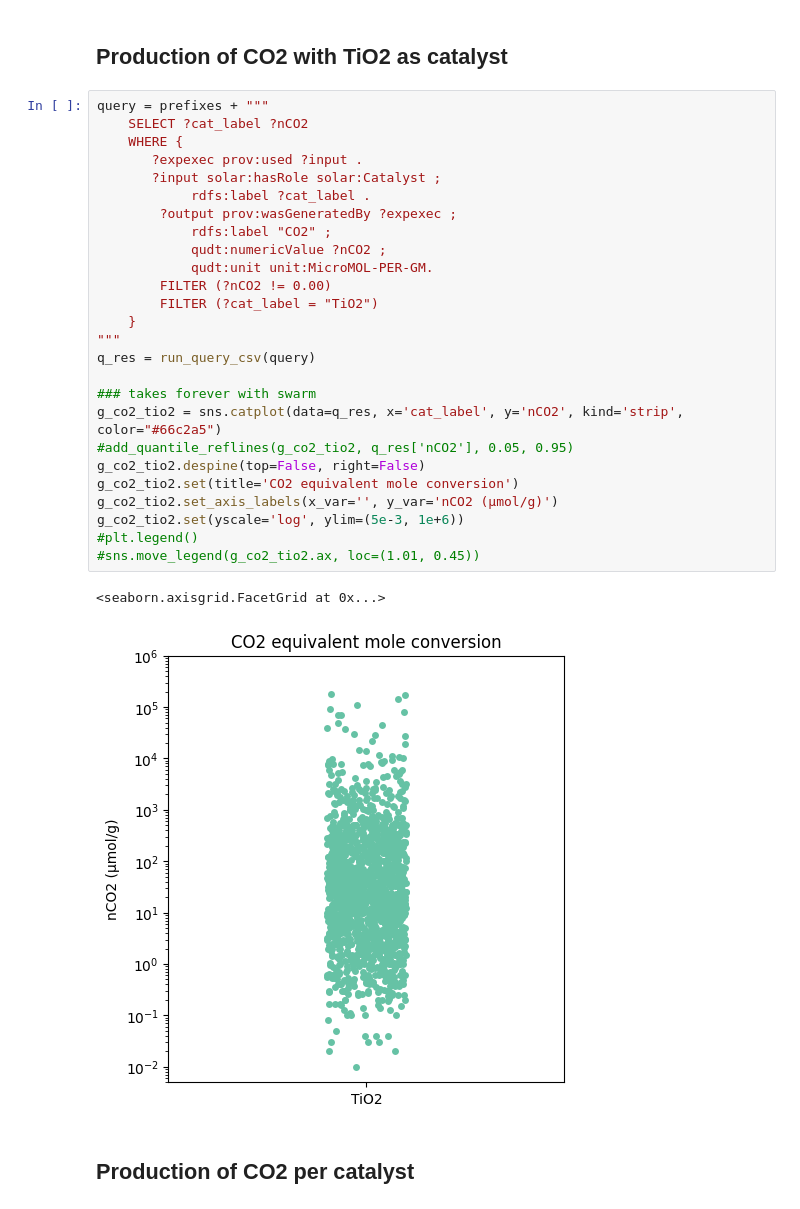
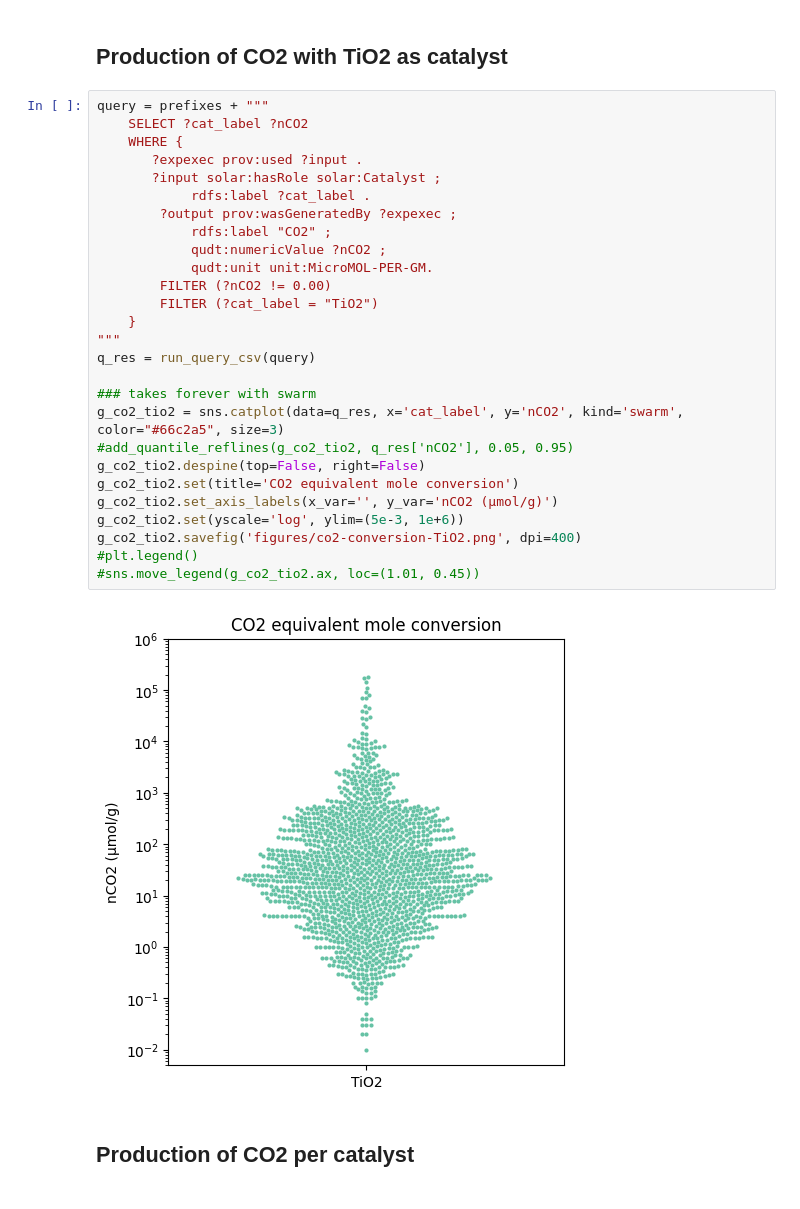
Before and after one commit to SolarChem/solarchem-kg, a Jupyter notebook: notebooks/queries-and-figures.ipynb, the cells around one changed output. Saved outputs shown, nothing was run; the diff lists cells and outputs as text.

Commit message:
adding swarm and violinplot for selectivity

```diff
--- a/notebooks/queries-and-figures.ipynb
+++ b/notebooks/queries-and-figures.ipynb
@@ -92,32 +87,32 @@ g_year.savefig('figures/papers-years.png', dpi=400)
 # %%
 query = prefixes + """
     SELECT ?cat_label ?nCO2
     WHERE {
        ?expexec prov:used ?input .
        ?input solar:hasRole solar:Catalyst ;
             rdfs:label ?cat_label .
         ?output prov:wasGeneratedBy ?expexec ;
             rdfs:label "CO2" ;
             qudt:numericValue ?nCO2 ;
             qudt:unit unit:MicroMOL-PER-GM.
         FILTER (?nCO2 != 0.00)
         FILTER (?cat_label = "TiO2")
     }
 """
 q_res = run_query_csv(query)
 
 ### takes forever with swarm
-g_co2_tio2 = sns.catplot(data=q_res, x='cat_label', y='nCO2', kind='strip', color="#66c2a5")
+g_co2_tio2 = sns.catplot(data=q_res, x='cat_label', y='nCO2', kind='swarm', color="#66c2a5", size=3)
 #add_quantile_reflines(g_co2_tio2, q_res['nCO2'], 0.05, 0.95)
 g_co2_tio2.despine(top=False, right=False)
 g_co2_tio2.set(title='CO2 equivalent mole conversion')
 g_co2_tio2.set_axis_labels(x_var='', y_var='nCO2 (μmol/g)')
 g_co2_tio2.set(yscale='log', ylim=(5e-3, 1e+6))
+g_co2_tio2.savefig('figures/co2-conversion-TiO2.png', dpi=400)
 #plt.legend()
 #sns.move_legend(g_co2_tio2.ax, loc=(1.01, 0.45))
 # %% [output]
-<seaborn.axisgrid.FacetGrid at 0x...>
-[figure, old version]
+[figure, new version]
 # %% [markdown]
 ## Production of CO2 per catalyst
 # %%
```
Also changed, not shown: parts of 3 cells of this notebook, 3 other files.
